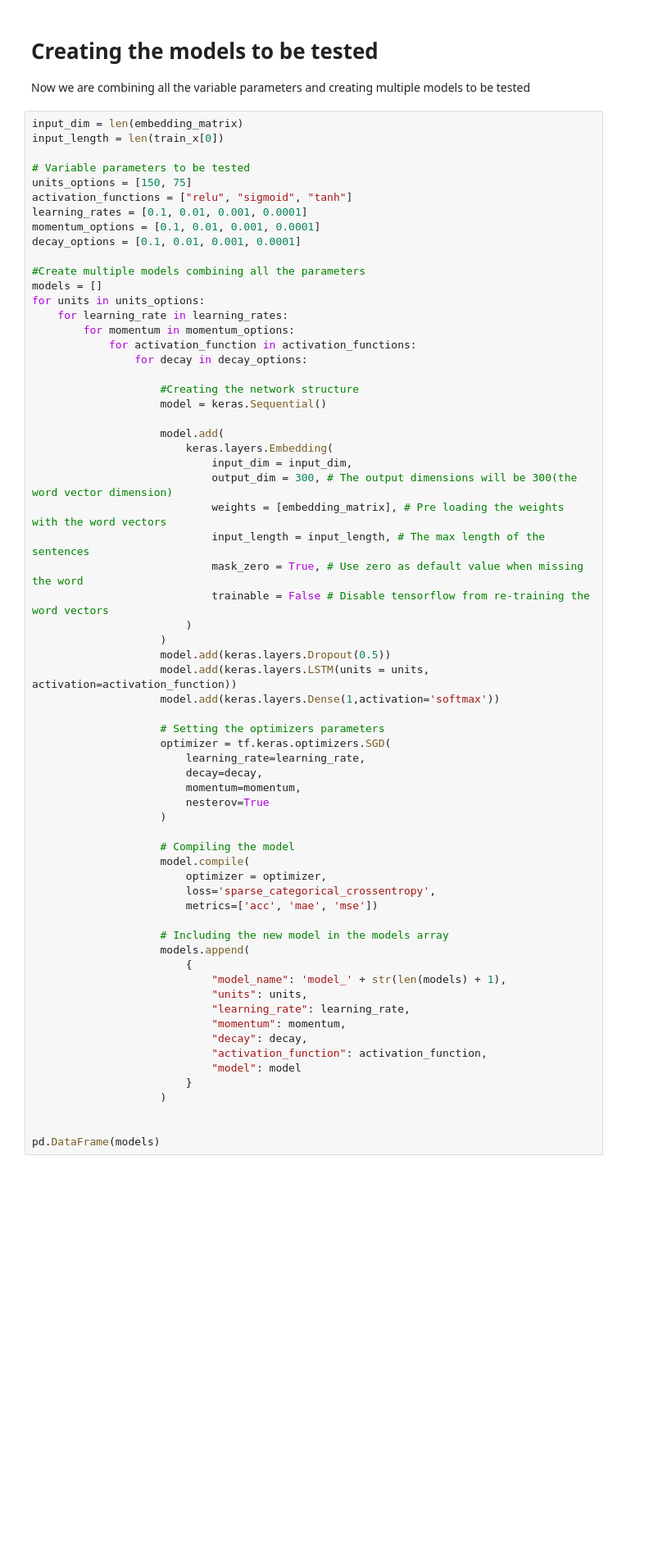
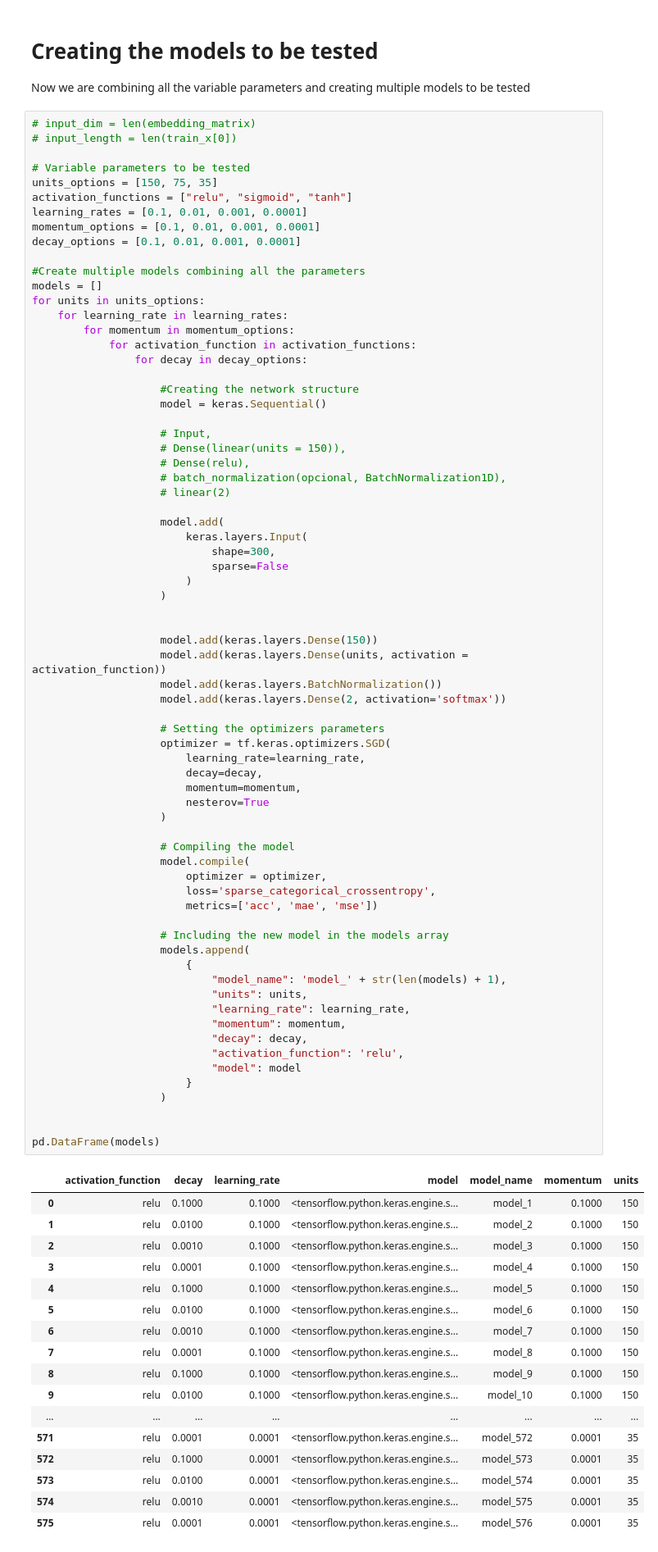
Before and after one commit to gcarvs/News-Impact-On-Dollar, a Jupyter notebook: notebooks/Machine Learning - Training the Neural Network.ipynb, the cells around one changed output. Shown at 82% size. Saved outputs shown, nothing was run; the diff lists cells and outputs as text; blank space fills up the shorter version.

Commit message:
created the model to run the mean arrays

```diff
--- a/notebooks/Machine Learning - Training the Neural Network.ipynb
+++ b/notebooks/Machine Learning - Training the Neural Network.ipynb
@@ -28,11 +28,11 @@ input_x.shape
 
 Now we are combining all the variable parameters and creating multiple models to be tested
 # %%
-input_dim = len(embedding_matrix)
-input_length = len(train_x[0])
+# input_dim = len(embedding_matrix)
+# input_length = len(train_x[0])
 
 # Variable parameters to be tested
-units_options = [150, 75]
+units_options = [150, 75, 35]
 activation_functions = ["relu", "sigmoid", "tanh"]
 learning_rates = [0.1, 0.01, 0.001, 0.0001]
 momentum_options = [0.1, 0.01, 0.001, 0.0001]
@@ -49,47 +49,69 @@ for units in units_options:
                     #Creating the network structure
                     model = keras.Sequential()
 
+                    # Input,
+                    # Dense(linear(units = 150)),
+                    # Dense(relu),
+                    # batch_normalization(opcional, BatchNormalization1D),
+                    # linear(2)
+
                     model.add(
-                        keras.layers.Embedding(
-                            input_dim = input_dim,
-                            output_dim = 300, # The output dimensions will be 300(the word vector dimension)
-                            weights = [embedding_matrix], # Pre loading the weights with the word vectors
-                            input_length = input_length, # The max length of the sentences
-                            mask_zero = True, # Use zero as default value when missing the word
-                            trainable = False # Disable tensorflow from re-training the word vectors
+                        keras.layers.Input(
+                            shape=300,
+                            sparse=False
                         )
                     )
-                    model.add(keras.layers.Dropout(0.5))
-                    model.add(keras.layers.LSTM(units = units, activation=activation_function))
-                    model.add(keras.layers.Dense(1,activation='softmax'))
+
+
+                    model.add(keras.layers.Dense(150))
+                    model.add(keras.layers.Dense(units, activation = activation_function))
+                    model.add(keras.layers.BatchNormalization())
+                    model.add(keras.layers.Dense(2, activation='softmax'))
 
                     # Setting the optimizers parameters
                     optimizer = tf.keras.optimizers.SGD(
                         learning_rate=learning_rate,
                         decay=decay,
                         momentum=momentum,
                         nesterov=True
                     )
 
                     # Compiling the model
                     model.compile(
                         optimizer = optimizer,
                         loss='sparse_categorical_crossentropy',
                         metrics=['acc', 'mae', 'mse'])
 
                     # Including the new model in the models array
                     models.append(
                         {
                             "model_name": 'model_' + str(len(models) + 1),
                             "units": units,
                             "learning_rate": learning_rate,
                             "momentum": momentum,
                             "decay": decay,
-                            "activation_function": activation_function,
+                            "activation_function": 'relu',
                             "model": model
                         }
                     )
 
 
 pd.DataFrame(models)
 # %% [output]
+|  | activation_function | decay | learning_rate | model | model_name | momentum | units |
+| 0 | relu | 0.1000 | 0.1000 | <tensorflow.python.keras.engine.s... | model_1 | 0.1000 | 150 |
+| 1 | relu | 0.0100 | 0.1000 | <tensorflow.python.keras.engine.s... | model_2 | 0.1000 | 150 |
+| 2 | relu | 0.0010 | 0.1000 | <tensorflow.python.keras.engine.s... | model_3 | 0.1000 | 150 |
+| 3 | relu | 0.0001 | 0.1000 | <tensorflow.python.keras.engine.s... | model_4 | 0.1000 | 150 |
+| 4 | relu | 0.1000 | 0.1000 | <tensorflow.python.keras.engine.s... | model_5 | 0.1000 | 150 |
+| 5 | relu | 0.0100 | 0.1000 | <tensorflow.python.keras.engine.s... | model_6 | 0.1000 | 150 |
+| 6 | relu | 0.0010 | 0.1000 | <tensorflow.python.keras.engine.s... | model_7 | 0.1000 | 150 |
+| 7 | relu | 0.0001 | 0.1000 | <tensorflow.python.keras.engine.s... | model_8 | 0.1000 | 150 |
+| 8 | relu | 0.1000 | 0.1000 | <tensorflow.python.keras.engine.s... | model_9 | 0.1000 | 150 |
+| 9 | relu | 0.0100 | 0.1000 | <tensorflow.python.keras.engine.s... | model_10 | 0.1000 | 150 |
+| ... | ... | ... | ... | ... | ... | ... | ... |
+| 571 | relu | 0.0001 | 0.0001 | <tensorflow.python.keras.engine.s... | model_572 | 0.0001 | 35 |
+| 572 | relu | 0.1000 | 0.0001 | <tensorflow.python.keras.engine.s... | model_573 | 0.0001 | 35 |
+| 573 | relu | 0.0100 | 0.0001 | <tensorflow.python.keras.engine.s... | model_574 | 0.0001 | 35 |
+| 574 | relu | 0.0010 | 0.0001 | <tensorflow.python.keras.engine.s... | model_575 | 0.0001 | 35 |
+| 575 | relu | 0.0001 | 0.0001 | <tensorflow.python.keras.engine.s... | model_576 | 0.0001 | 35 |
```
Also changed, not shown: parts of 4 cells of this notebook.
